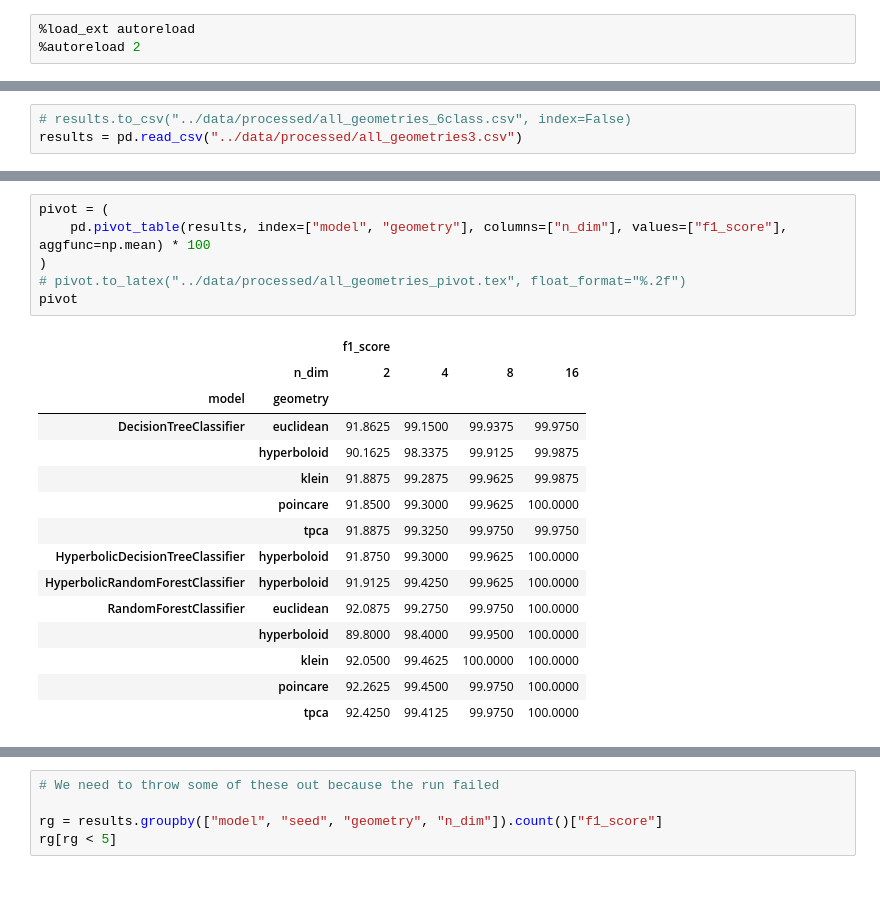
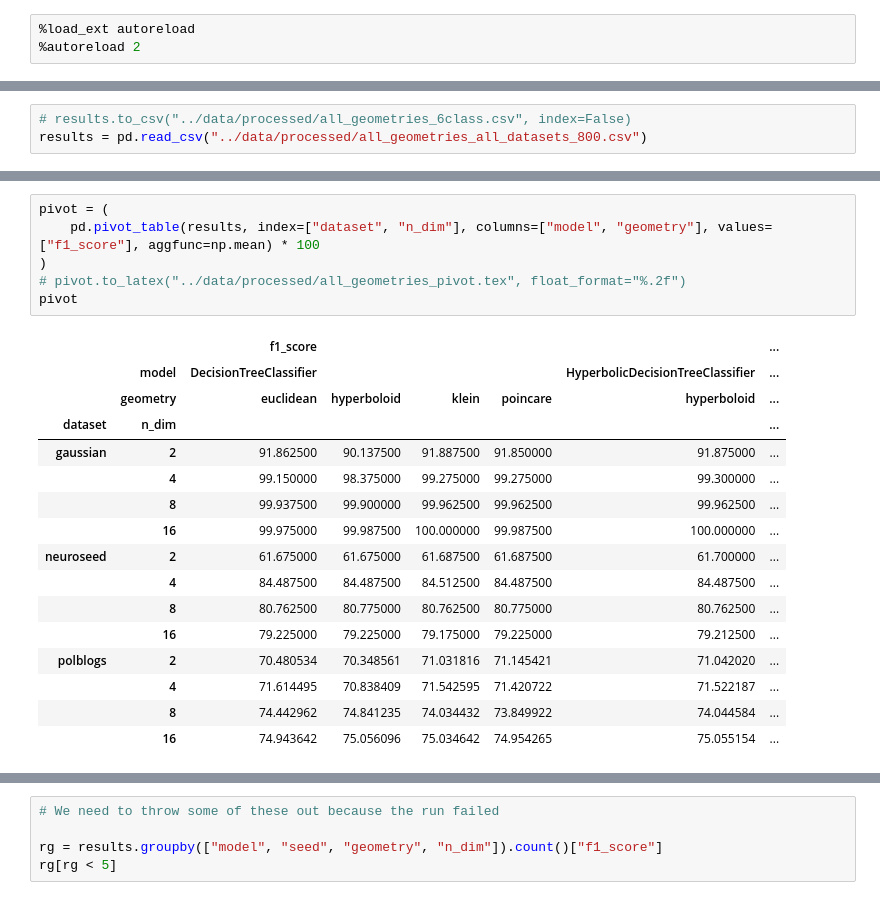
Before and after one commit to pchlenski/hyperdt, a Jupyter notebook: notebooks/35_all_geometries.ipynb, the cells around one changed output, grey strips where cells are left out. Saved outputs shown, nothing was run; the diff lists cells and outputs as text.

```diff
--- a/notebooks/35_all_geometries.ipynb
+++ b/notebooks/35_all_geometries.ipynb
@@ -122,3 +127,3 @@ TypeError: get_training_data() got an unexpected keyword argument 'num_samples'
 # %%
 # results.to_csv("../data/processed/all_geometries_6class.csv", index=False)
-results = pd.read_csv("../data/processed/all_geometries3.csv")
+results = pd.read_csv("../data/processed/all_geometries_all_datasets_800.csv")
@@ -125,22 +146,23 @@ results = pd.read_csv("../data/processed/all_geometries3.csv")
 # %%
 pivot = (
-    pd.pivot_table(results, index=["model", "geometry"], columns=["n_dim"], values=["f1_score"], aggfunc=np.mean) * 100
+    pd.pivot_table(results, index=["dataset", "n_dim"], columns=["model", "geometry"], values=["f1_score"], aggfunc=np.mean) * 100
 )
 # pivot.to_latex("../data/processed/all_geometries_pivot.tex", float_format="%.2f")
 pivot
 # %% [output]
-|  |  | f1_score |  |  |  |
-|  | n_dim | 2 | 4 | 8 | 16 |
-| model | geometry |  |  |  |  |
-| DecisionTreeClassifier | euclidean | 91.8625 | 99.1500 | 99.9375 | 99.9750 |
-|  | hyperboloid | 90.1625 | 98.3375 | 99.9125 | 99.9875 |
-|  | klein | 91.8875 | 99.2875 | 99.9625 | 99.9875 |
-|  | poincare | 91.8500 | 99.3000 | 99.9625 | 100.0000 |
-|  | tpca | 91.8875 | 99.3250 | 99.9750 | 99.9750 |
-| HyperbolicDecisionTreeClassifier | hyperboloid | 91.8750 | 99.3000 | 99.9625 | 100.0000 |
-| HyperbolicRandomForestClassifier | hyperboloid | 91.9125 | 99.4250 | 99.9625 | 100.0000 |
-| RandomForestClassifier | euclidean | 92.0875 | 99.2750 | 99.9750 | 100.0000 |
-|  | hyperboloid | 89.8000 | 98.4000 | 99.9500 | 100.0000 |
-|  | klein | 92.0500 | 99.4625 | 100.0000 | 100.0000 |
-|  | poincare | 92.2625 | 99.4500 | 99.9750 | 100.0000 |
-|  | tpca | 92.4250 | 99.4125 | 99.9750 | 100.0000 |
+|  |  | f1_score |  |  |  |  | ... |
+|  | model | DecisionTreeClassifier |  |  |  | HyperbolicDecisionTreeClassifier | ... |
+|  | geometry | euclidean | hyperboloid | klein | poincare | hyperboloid | ... |
+| dataset | n_dim |  |  |  |  |  | ... |
+| gaussian | 2 | 91.862500 | 90.137500 | 91.887500 | 91.850000 | 91.875000 | ... |
+|  | 4 | 99.150000 | 98.375000 | 99.275000 | 99.275000 | 99.300000 | ... |
+|  | 8 | 99.937500 | 99.900000 | 99.962500 | 99.962500 | 99.962500 | ... |
+|  | 16 | 99.975000 | 99.987500 | 100.000000 | 99.987500 | 100.000000 | ... |
+| neuroseed | 2 | 61.675000 | 61.675000 | 61.687500 | 61.687500 | 61.700000 | ... |
+|  | 4 | 84.487500 | 84.487500 | 84.512500 | 84.487500 | 84.487500 | ... |
+|  | 8 | 80.762500 | 80.775000 | 80.762500 | 80.775000 | 80.762500 | ... |
+|  | 16 | 79.225000 | 79.225000 | 79.175000 | 79.225000 | 79.212500 | ... |
+| polblogs | 2 | 70.480534 | 70.348561 | 71.031816 | 71.145421 | 71.042020 | ... |
+|  | 4 | 71.614495 | 70.838409 | 71.542595 | 71.420722 | 71.522187 | ... |
+|  | 8 | 74.442962 | 74.841235 | 74.034432 | 73.849922 | 74.044584 | ... |
+|  | 16 | 74.943642 | 75.056096 | 75.034642 | 74.954265 | 75.055154 | ... |
```
Also changed, not shown: parts of 6 cells of this notebook, 1 other file.
